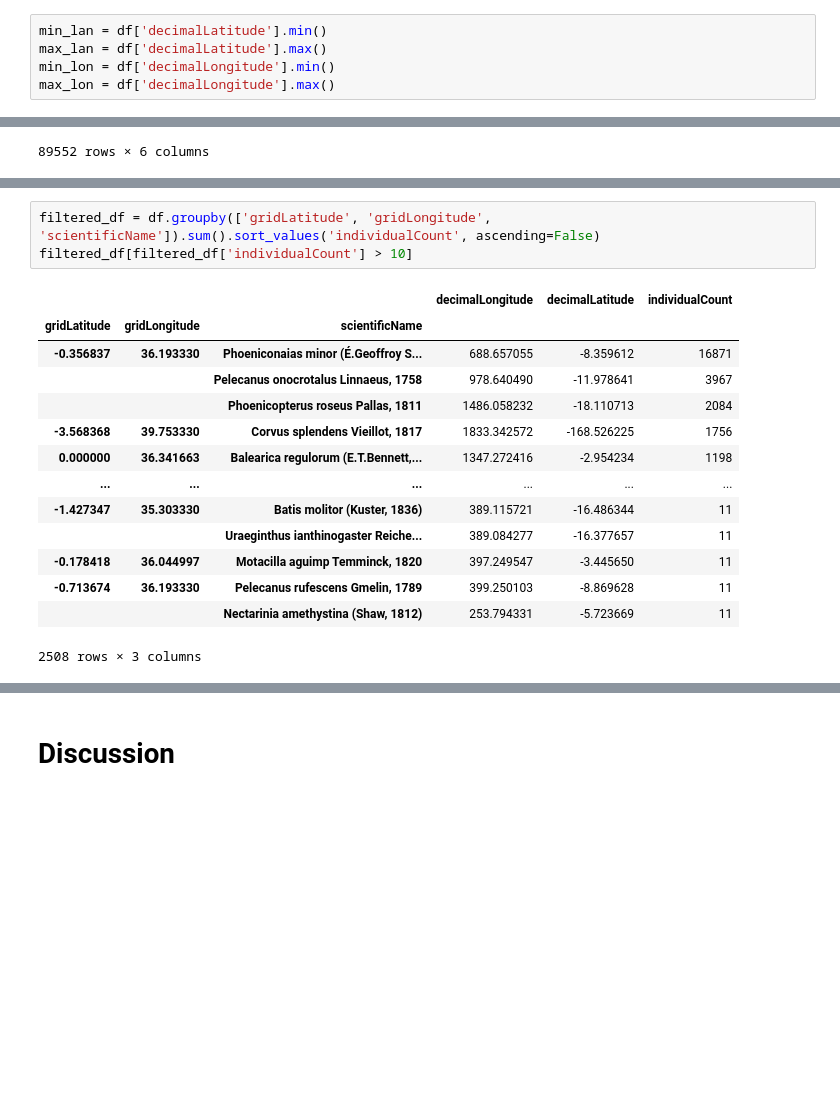
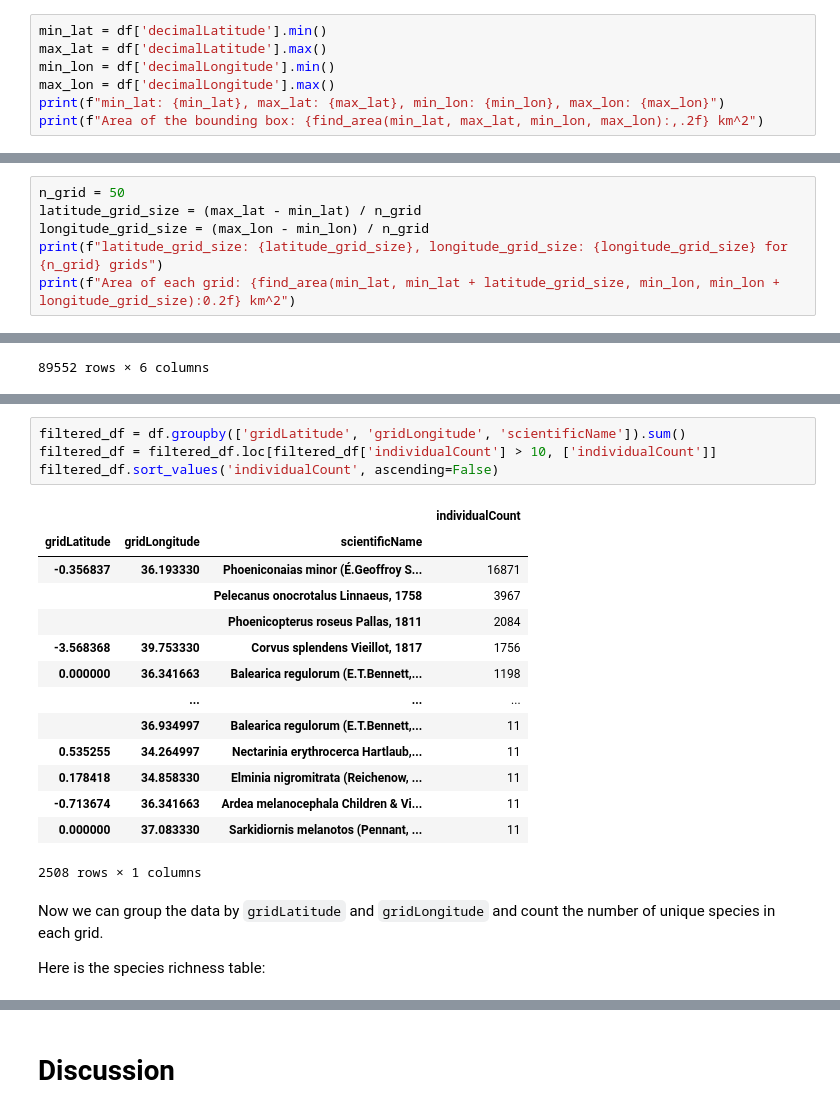
Before and after one commit to zahra-zibzee/Environmental-Data-Analysis, a Jupyter notebook: Project2/Eskandarizanjani_Hashemi_Project2.ipynb, the cells around one changed output, grey strips where cells are left out. Drawn from its saved outputs; the diff is of its cells as text; blank space fills up the shorter version.

```diff
--- a/Project2/Eskandarizanjani_Hashemi_Project2.ipynb
+++ b/Project2/Eskandarizanjani_Hashemi_Project2.ipynb
@@ -731,5 +751,7 @@ df
 # %%
-min_lan = df['decimalLatitude'].min()
-max_lan = df['decimalLatitude'].max()
+min_lat = df['decimalLatitude'].min()
+max_lat = df['decimalLatitude'].max()
 min_lon = df['decimalLongitude'].min()
 max_lon = df['decimalLongitude'].max()
+print(f"min_lat: {min_lat}, max_lat: {max_lat}, min_lon: {min_lon}, max_lon: {max_lon}")
+print(f"Area of the bounding box: {find_area(min_lat, max_lat, min_lon, max_lon):,.2f} km^2")
@@ -750,0 +770,6 @@ df_kenya_birds1['eventDate'].min(), df_kenya_birds1['eventDate'].max()
+# %%
+n_grid = 50
+latitude_grid_size = (max_lat - min_lat) / n_grid
+longitude_grid_size = (max_lon - min_lon) / n_grid
+print(f"latitude_grid_size: {latitude_grid_size}, longitude_grid_size: {longitude_grid_size} for {n_grid} grids")
+print(f"Area of each grid: {find_area(min_lat, min_lat + latitude_grid_size, min_lon, min_lon + longitude_grid_size):0.2f} km^2")
@@ -769,19 +817,24 @@ df
 # %%
-filtered_df = df.groupby(['gridLatitude', 'gridLongitude', 'scientificName']).sum().sort_values('individualCount', ascending=False)
-filtered_df[filtered_df['individualCount'] > 10]
+filtered_df = df.groupby(['gridLatitude', 'gridLongitude', 'scientificName']).sum()
+filtered_df = filtered_df.loc[filtered_df['individualCount'] > 10, ['individualCount']]
+filtered_df.sort_values('individualCount', ascending=False)
 # %% [output]
-|  |  |  | decimalLongitude | decimalLatitude | individualCount |
-| gridLatitude | gridLongitude | scientificName |  |  |  |
-| -0.356837 | 36.193330 | Phoeniconaias minor (É.Geoffroy S... | 688.657055 | -8.359612 | 16871 |
-|  |  | Pelecanus onocrotalus Linnaeus, 1758 | 978.640490 | -11.978641 | 3967 |
-|  |  | Phoenicopterus roseus Pallas, 1811 | 1486.058232 | -18.110713 | 2084 |
-| -3.568368 | 39.753330 | Corvus splendens Vieillot, 1817 | 1833.342572 | -168.526225 | 1756 |
-| 0.000000 | 36.341663 | Balearica regulorum (E.T.Bennett,... | 1347.272416 | -2.954234 | 1198 |
-| ... | ... | ... | ... | ... | ... |
-| -1.427347 | 35.303330 | Batis molitor (Kuster, 1836) | 389.115721 | -16.486344 | 11 |
-|  |  | Uraeginthus ianthinogaster Reiche... | 389.084277 | -16.377657 | 11 |
-| -0.178418 | 36.044997 | Motacilla aguimp Temminck, 1820 | 397.249547 | -3.445650 | 11 |
-| -0.713674 | 36.193330 | Pelecanus rufescens Gmelin, 1789 | 399.250103 | -8.869628 | 11 |
-|  |  | Nectarinia amethystina (Shaw, 1812) | 253.794331 | -5.723669 | 11 |
+|  |  |  | individualCount |
+| gridLatitude | gridLongitude | scientificName |  |
+| -0.356837 | 36.193330 | Phoeniconaias minor (É.Geoffroy S... | 16871 |
+|  |  | Pelecanus onocrotalus Linnaeus, 1758 | 3967 |
+|  |  | Phoenicopterus roseus Pallas, 1811 | 2084 |
+| -3.568368 | 39.753330 | Corvus splendens Vieillot, 1817 | 1756 |
+| 0.000000 | 36.341663 | Balearica regulorum (E.T.Bennett,... | 1198 |
+|  | ... | ... | ... |
+|  | 36.934997 | Balearica regulorum (E.T.Bennett,... | 11 |
+| 0.535255 | 34.264997 | Nectarinia erythrocerca Hartlaub,... | 11 |
+| 0.178418 | 34.858330 | Elminia nigromitrata (Reichenow, ... | 11 |
+| -0.713674 | 36.341663 | Ardea melanocephala Children & Vi... | 11 |
+| 0.000000 | 37.083330 | Sarkidiornis melanotos (Pennant, ... | 11 |
-2508 rows × 3 columns
+2508 rows × 1 columns
+# %% [markdown]
+Now we can group the data by `gridLatitude` and `gridLongitude` and count the number of unique species in each grid.
+
+Here is the species richness table:
 # %%
```
Also changed, not shown: parts of 29 cells of this notebook, 1 other file.
